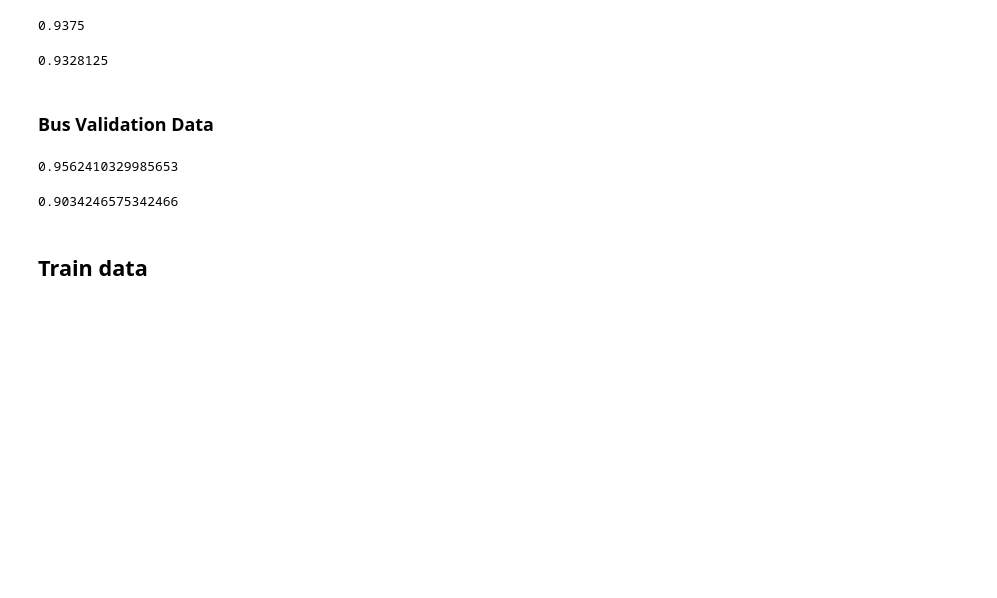
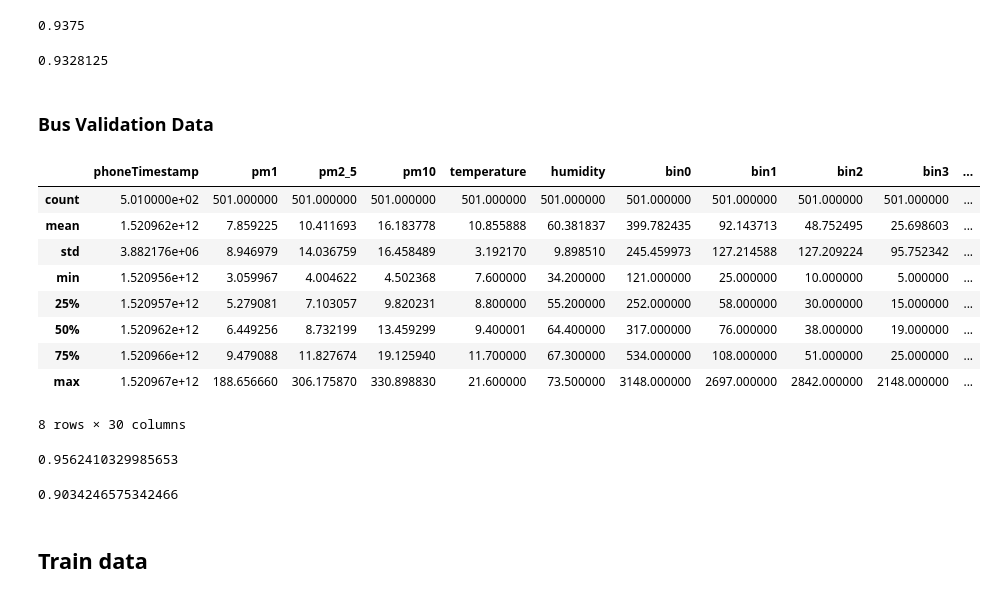
Before and after one commit to MihaiVisu/HonoursProject, a Jupyter notebook: notebooks/mixed_final_model.ipynb, the cells around one changed output. Cells and saved outputs as stored; diff of their text form; code cells hidden in the pictures; blank space fills up the shorter version.

```diff
--- a/notebooks/mixed_final_model.ipynb
+++ b/notebooks/mixed_final_model.ipynb
@@ -693,6 +698,19 @@ print(get_training_accuracy_mixed_models(rf, [
 # %%
 bus_data_val = pd.read_csv('../data/validation/queensferry-13-03-2018.csv')
 bus_data_val = bus_data_val[bus_data_val['environment_index']!=7]
+
+display(bus_data_val[bus_data_val['environment_index']==0].describe())
+# %% [output]
+|  | phoneTimestamp | pm1 | pm2_5 | pm10 | temperature | humidity | bin0 | bin1 | bin2 | bin3 | ... |
+| count | 5.010000e+02 | 501.000000 | 501.000000 | 501.000000 | 501.000000 | 501.000000 | 501.000000 | 501.000000 | 501.000000 | 501.000000 | ... |
+| mean | 1.520962e+12 | 7.859225 | 10.411693 | 16.183778 | 10.855888 | 60.381837 | 399.782435 | 92.143713 | 48.752495 | 25.698603 | ... |
+| std | 3.882176e+06 | 8.946979 | 14.036759 | 16.458489 | 3.192170 | 9.898510 | 245.459973 | 127.214588 | 127.209224 | 95.752342 | ... |
+| min | 1.520956e+12 | 3.059967 | 4.004622 | 4.502368 | 7.600000 | 34.200000 | 121.000000 | 25.000000 | 10.000000 | 5.000000 | ... |
+| 25% | 1.520957e+12 | 5.279081 | 7.103057 | 9.820231 | 8.800000 | 55.200000 | 252.000000 | 58.000000 | 30.000000 | 15.000000 | ... |
+| 50% | 1.520962e+12 | 6.449256 | 8.732199 | 13.459299 | 9.400001 | 64.400000 | 317.000000 | 76.000000 | 38.000000 | 19.000000 | ... |
+| 75% | 1.520966e+12 | 9.479088 | 11.827674 | 19.125940 | 11.700000 | 67.300000 | 534.000000 | 108.000000 | 51.000000 | 25.000000 | ... |
+| max | 1.520967e+12 | 188.656660 | 306.175870 | 330.898830 | 21.600000 | 73.500000 | 3148.000000 | 2697.000000 | 2842.000000 | 2148.000000 | ... |
+8 rows × 30 columns
 # %%
 clustered_validation_data = get_environment_clusters(bus_data_val, 40, bin_vals, kmeans)
 clustered_normalised = clustered_validation_data[clustered_validation_data['total']>0].copy().reindex()
```
Also changed, not shown: parts of 3 cells of this notebook, 2 other files.
